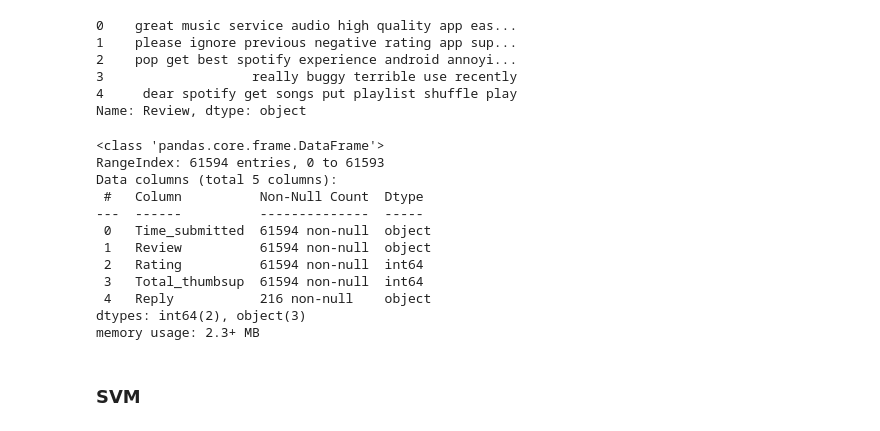
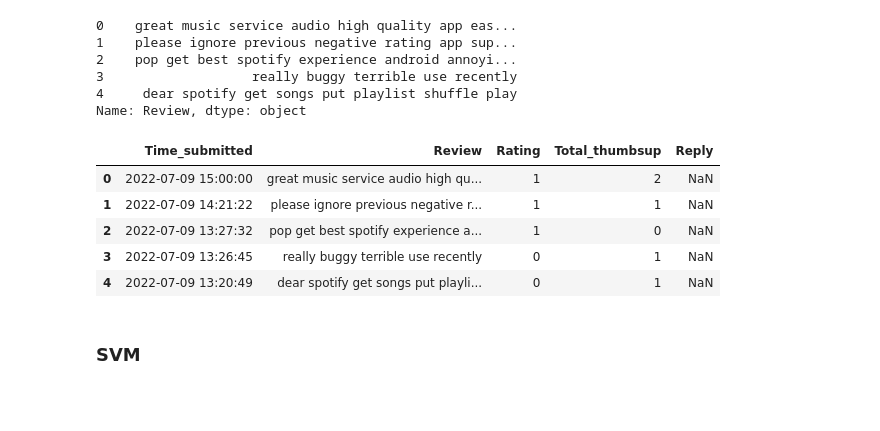
Before and after one commit to datcn1212/Spotify-App-Reviews-Sentiment-Analysis, a Jupyter notebook: SVM.ipynb, the cells around one changed output. Saved outputs shown, nothing was run; the diff lists cells and outputs as text; code cells hidden in the pictures; blank space fills up the shorter version.

```diff
--- a/SVM.ipynb
+++ b/SVM.ipynb
@@ -96,20 +96,14 @@ sentiment = [0, 0, 1, 1, 1]
 for i in range(5):
     stf1["Rating"].replace(rate[i], sentiment[i],inplace=True)
 # %%
-stf1.info()
+stf1.head()
 # %% [output]
-<class 'pandas.core.frame.DataFrame'>
-RangeIndex: 61594 entries, 0 to 61593
-Data columns (total 5 columns):
- #   Column          Non-Null Count  Dtype
----  ------          --------------  -----
- 0   Time_submitted  61594 non-null  object
- 1   Review          61594 non-null  object
- 2   Rating          61594 non-null  int64
- 3   Total_thumbsup  61594 non-null  int64
- 4   Reply           216 non-null    object
-dtypes: int64(2), object(3)
-memory usage: 2.3+ MB
+|  | Time_submitted | Review | Rating | Total_thumbsup | Reply |
+| 0 | 2022-07-09 15:00:00 | great music service audio high qu... | 1 | 2 | NaN |
+| 1 | 2022-07-09 14:21:22 | please ignore previous negative r... | 1 | 1 | NaN |
+| 2 | 2022-07-09 13:27:32 | pop get best spotify experience a... | 1 | 0 | NaN |
+| 3 | 2022-07-09 13:26:45 | really buggy terrible use recently | 0 | 1 | NaN |
+| 4 | 2022-07-09 13:20:49 | dear spotify get songs put playli... | 0 | 1 | NaN |
 # %% [markdown]
 ### SVM
 # %%
```
Also changed, not shown: parts of 1 cell of this notebook, 2 other files.
